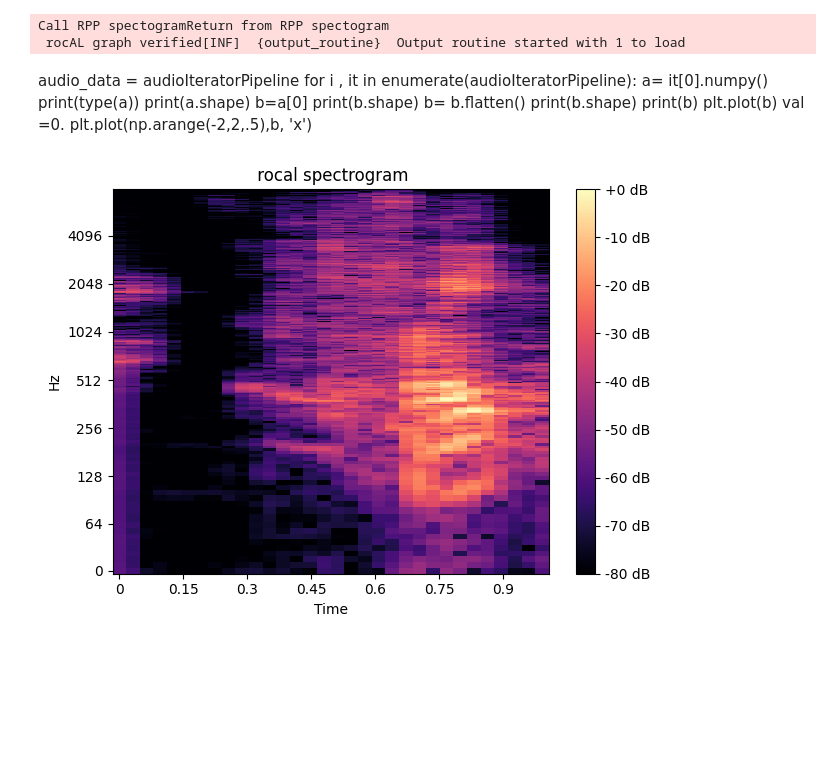
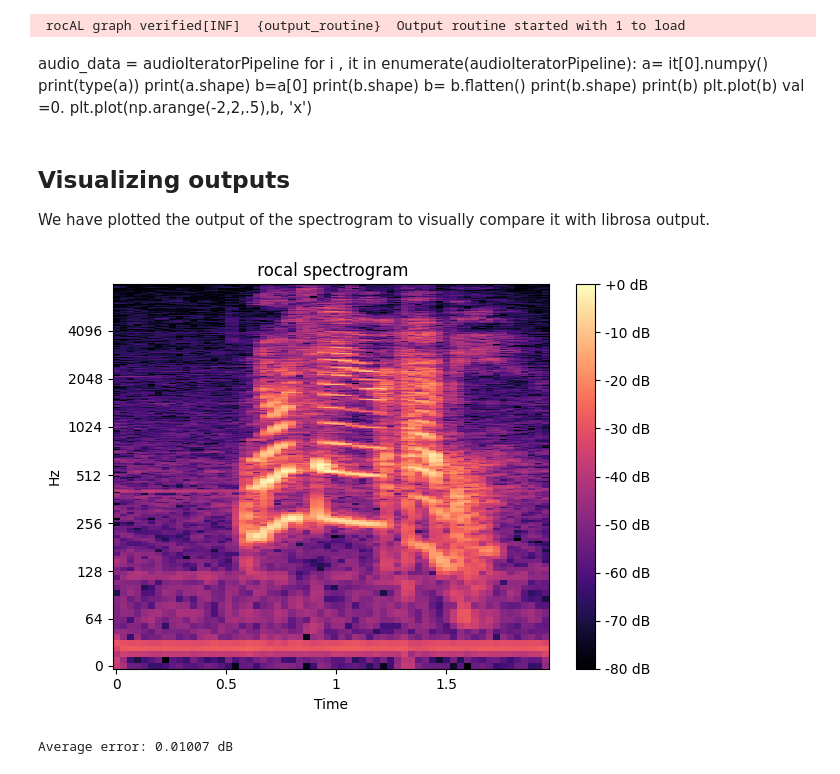
Before and after one commit to Akilesh2/MIVisionX, a Jupyter notebook: rocAL/rocAL_pybind/example/spectrogram.ipynb, the cells around one changed output. Cells and saved outputs as stored; diff of their text form; code cells hidden in the pictures; blank space fills up the shorter version.

```diff
--- a/rocAL/rocAL_pybind/example/spectrogram.ipynb
+++ b/rocAL/rocAL_pybind/example/spectrogram.ipynb
@@ -28,11 +37,7 @@ def show_spectrogram(spec, title, sr, hop_length, y_axis='log', x_axis='time'):
 # %%
 
-# data_path = "/media/audio_samples/MIVisionX-data/rocal_data/audio_samples/audio_wav_files/"
-# file_list = "/media/audio_samples/MIVisionX-data/rocal_data/audio_samples/audio_file_list.txt"
-data_path = "/media/audio_samples/MIVisionX-data/check/three.wav"
-# data_path = "/media/audio_samples/MIVisionX-data/rocal_data/audio_samples/audio_wav_files/19/198/19-198-0000.wav"
-
-file_list = "/media/audio_samples/MIVisionX-data/txt_file.txt"
+data_path = "/media/MIVisionX-data/rocal_data/check/19-198-0000.wav"
+file_list = "/media/MIVisionX-data/rocal_data/txt_file.txt"
 
 _rali_cpu = True
 hop_length=512
@@ -96,7 +79,5 @@ show_spectrogram(spectrogram_librosa_db, 'Reference power spectrogram', sr, hop_
 # %%
-data_path = "/media/audio_samples/MIVisionX-data/check/"
-# file_list = "/media/audio_samples/MIVisionX-data/txt_file.txt"
-
+data_path = "/media/MIVisionX-data//rocal_data/check/"
 audio_pipeline = Pipeline(batch_size=batch_size, num_threads=num_threads, device_id=device_id, seed=3621326981, rocal_cpu=_rali_cpu)
 # %% [output]
 Pipeline has been created succesfully
@@ -143,7 +122,6 @@ OUT LIST LEN :  1
 audio_pipeline.build()
 audioIteratorPipeline = ROCALClassificationIterator(audio_pipeline)
 # %% [output]
-Call RPP spectogramReturn from RPP spectogram
  rocAL graph verified[INF]  {output_routine}  Output routine started with 1 to load
 # %% [markdown]
 audio_data = audioIteratorPipeline
@@ -159,31 +137,22 @@ for i , it in enumerate(audioIteratorPipeline):
     plt.plot(b)
     val =0.
     plt.plot(np.arange(-2,2,.5),b, 'x')
+# %% [markdown]
+## Visualizing outputs
+
+We have plotted the output of the spectrogram to visually compare it with librosa output.
 # %%
 for i , it in enumerate(audioIteratorPipeline):
     num_array=it[0][0].numpy()
+    w,h=num_array.shape
     num_array=num_array.flatten()
-    num_array=num_array.reshape(1025,32)
-#     print("num_array.shape ",num_array)
-#     print("rocal spectro val ",num_array)
-#     for i in range (100):
-#         for j in range(10):
-#         print(num_array[i])
-#     print("num_array  ",num_array)
-    spectrogram_dali_db = librosa.power_to_db(num_array, ref=np.max)
-#     print("spectrogram_dali_db ")
-# #     for i in range(100):
-# #         for j in range (100):
-# #             print(spectrogram_dali_db[i][j])
-
-    show_spectrogram(spectrogram_dali_db, ' rocal spectrogram', sample_rate, hop_length)
-#     print(type(spectrogram_dali_db))
-#     exit()
-#     for i in range(32):
-#         for j in range(1025):
-#             print(num_array[i][j])
-
-#     plt.plot(num_array)
-#     plt.show()
+    num_array=num_array.reshape(h,w)
+    spectrogram_db = librosa.power_to_db(num_array, ref=np.max)
+    show_spectrogram(spectrogram_db, ' rocal spectrogram', sample_rate, hop_length)
 # %% [output]
-[figure, old version]
+[figure, new version]
+# %%
+print("Average error: {0:.5f} dB".format(np.mean(np.abs(spectrogram_db - spectrogram_librosa_db))))
+assert(np.allclose(spectrogram_db, spectrogram_librosa_db, atol=2))
+# %% [output]
+Average error: 0.01007 dB
```
Also changed, not shown: parts of 11 cells of this notebook.
